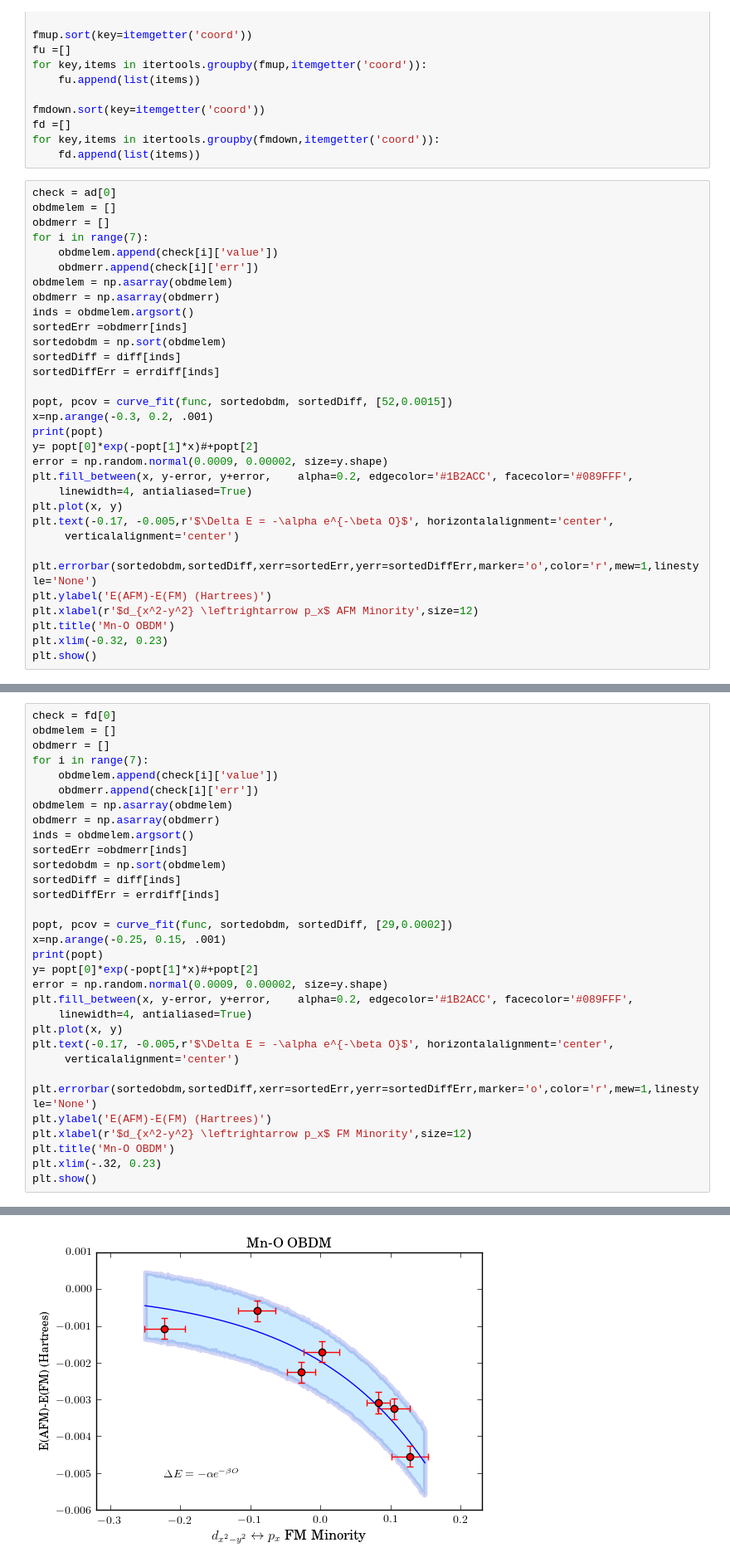
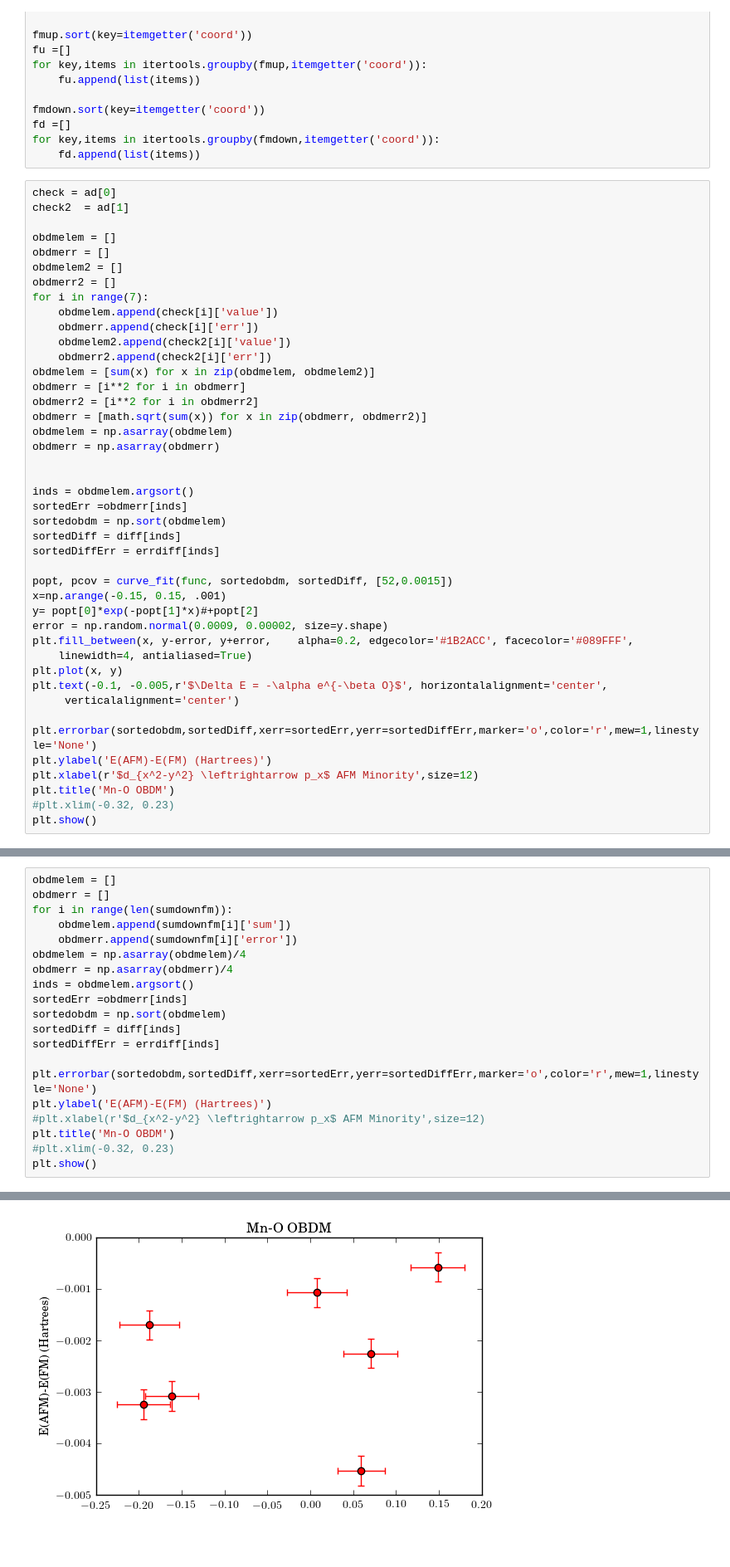
Before and after one commit to WagnerGroup/OriginMagnetism, a Jupyter notebook: Molecules/OBDM/obdmanalysis.ipynb, the cells around one changed output, grey strips where cells are left out. Shown at 83% size. Cells and saved outputs as stored; diff of their text form; blank space fills up the shorter version.

Commit message:
Additional plots
Total hopping between Mn and O shows no trend
"Significant" total hopping follows exponential trend

```diff
--- a/Molecules/OBDM/obdmanalysis.ipynb
+++ b/Molecules/OBDM/obdmanalysis.ipynb
@@ -151,13 +168,25 @@ for key,items in itertools.groupby(fmdown,itemgetter('coord')):
     fd.append(list(items))
 # %%
 check = ad[0]
+check2  = ad[1]
+
 obdmelem = []
 obdmerr = []
+obdmelem2 = []
+obdmerr2 = []
 for i in range(7):
     obdmelem.append(check[i]['value'])
     obdmerr.append(check[i]['err'])
+    obdmelem2.append(check2[i]['value'])
+    obdmerr2.append(check2[i]['err'])
+obdmelem = [sum(x) for x in zip(obdmelem, obdmelem2)]
+obdmerr = [i**2 for i in obdmerr]
+obdmerr2 = [i**2 for i in obdmerr2]
+obdmerr = [math.sqrt(sum(x)) for x in zip(obdmerr, obdmerr2)]
 obdmelem = np.asarray(obdmelem)
 obdmerr = np.asarray(obdmerr)
+
+
 inds = obdmelem.argsort()
 sortedErr =obdmerr[inds]
 sortedobdm = np.sort(obdmelem)
@@ -165,20 +194,19 @@ sortedDiff = diff[inds]
 sortedDiffErr = errdiff[inds]
 
 popt, pcov = curve_fit(func, sortedobdm, sortedDiff, [52,0.0015])
-x=np.arange(-0.3, 0.2, .001)
-print(popt)
+x=np.arange(-0.15, 0.15, .001)
 y= popt[0]*exp(-popt[1]*x)#+popt[2]
 error = np.random.normal(0.0009, 0.00002, size=y.shape)
 plt.fill_between(x, y-error, y+error,    alpha=0.2, edgecolor='#1B2ACC', facecolor='#089FFF',
     linewidth=4, antialiased=True)
 plt.plot(x, y)
-plt.text(-0.17, -0.005,r'$\Delta E = -\alpha e^{-\beta O}$', horizontalalignment='center',
+plt.text(-0.1, -0.005,r'$\Delta E = -\alpha e^{-\beta O}$', horizontalalignment='center',
      verticalalignment='center')
 
 plt.errorbar(sortedobdm,sortedDiff,xerr=sortedErr,yerr=sortedDiffErr,marker='o',color='r',mew=1,linestyle='None')
 plt.ylabel('E(AFM)-E(FM) (Hartrees)')
 plt.xlabel(r'$d_{x^2-y^2} \leftrightarrow p_x$ AFM Minority',size=12)
 plt.title('Mn-O OBDM')
-plt.xlim(-0.32, 0.23)
+#plt.xlim(-0.32, 0.23)
 plt.show()
 # %% [output]
@@ -187,33 +282,21 @@ plt.show()
 # %%
-check = fd[0]
 obdmelem = []
 obdmerr = []
-for i in range(7):
-    obdmelem.append(check[i]['value'])
-    obdmerr.append(check[i]['err'])
-obdmelem = np.asarray(obdmelem)
-obdmerr = np.asarray(obdmerr)
+for i in range(len(sumdownfm)):
+    obdmelem.append(sumdownfm[i]['sum'])
+    obdmerr.append(sumdownfm[i]['error'])
+obdmelem = np.asarray(obdmelem)/4
+obdmerr = np.asarray(obdmerr)/4
 inds = obdmelem.argsort()
 sortedErr =obdmerr[inds]
 sortedobdm = np.sort(obdmelem)
 sortedDiff = diff[inds]
 sortedDiffErr = errdiff[inds]
 
-popt, pcov = curve_fit(func, sortedobdm, sortedDiff, [29,0.0002])
-x=np.arange(-0.25, 0.15, .001)
-print(popt)
-y= popt[0]*exp(-popt[1]*x)#+popt[2]
-error = np.random.normal(0.0009, 0.00002, size=y.shape)
-plt.fill_between(x, y-error, y+error,    alpha=0.2, edgecolor='#1B2ACC', facecolor='#089FFF',
-    linewidth=4, antialiased=True)
-plt.plot(x, y)
-plt.text(-0.17, -0.005,r'$\Delta E = -\alpha e^{-\beta O}$', horizontalalignment='center',
-     verticalalignment='center')
-
 plt.errorbar(sortedobdm,sortedDiff,xerr=sortedErr,yerr=sortedDiffErr,marker='o',color='r',mew=1,linestyle='None')
 plt.ylabel('E(AFM)-E(FM) (Hartrees)')
-plt.xlabel(r'$d_{x^2-y^2} \leftrightarrow p_x$ FM Minority',size=12)
+#plt.xlabel(r'$d_{x^2-y^2} \leftrightarrow p_x$ AFM Minority',size=12)
 plt.title('Mn-O OBDM')
-plt.xlim(-.32, 0.23)
+#plt.xlim(-0.32, 0.23)
 plt.show()
 # %% [output]
@@ -221 +303 @@ plt.show()
-[figure, old version]
+[figure, new version]
```
Also changed, not shown: parts of 8 cells of this notebook.
